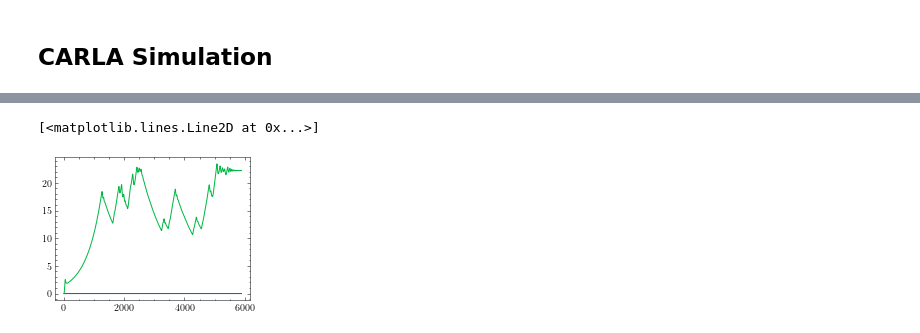
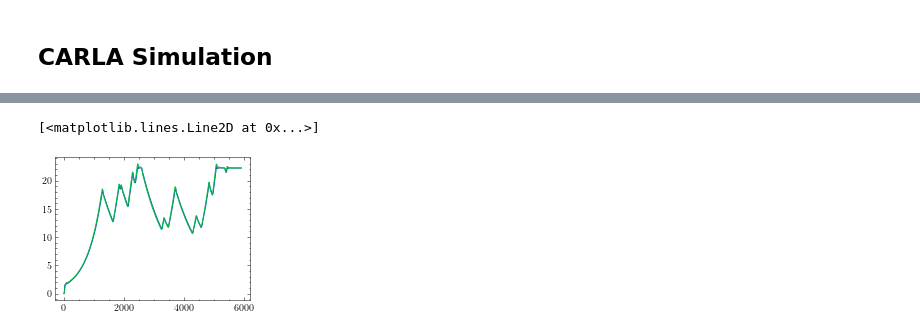
Before and after one commit to fadamsyah/longitudinal-control-based-nature-inspired-optimization, a Jupyter notebook: PID Tuning/Analysis/Analysis.ipynb, the cells around one changed output, grey strips where cells are left out. Drawn from its saved outputs; the diff is of its cells as text; code cells hidden in the pictures.

```diff
--- a/PID Tuning/Analysis/Analysis.ipynb
+++ b/PID Tuning/Analysis/Analysis.ipynb
@@ -304,6 +361,6 @@ plt.plot(df.brake)
 # %%
-plt.plot(df.sp_v)
-plt.plot(df.speed)
+plt.plot(df110.speed)
+plt.plot(df310.speed)
 # %% [output]
 [<matplotlib.lines.Line2D at 0x...>]
-[figure, old version]
+[figure, new version]
```
Also changed, not shown: parts of 12 cells of this notebook, 2 other files.
